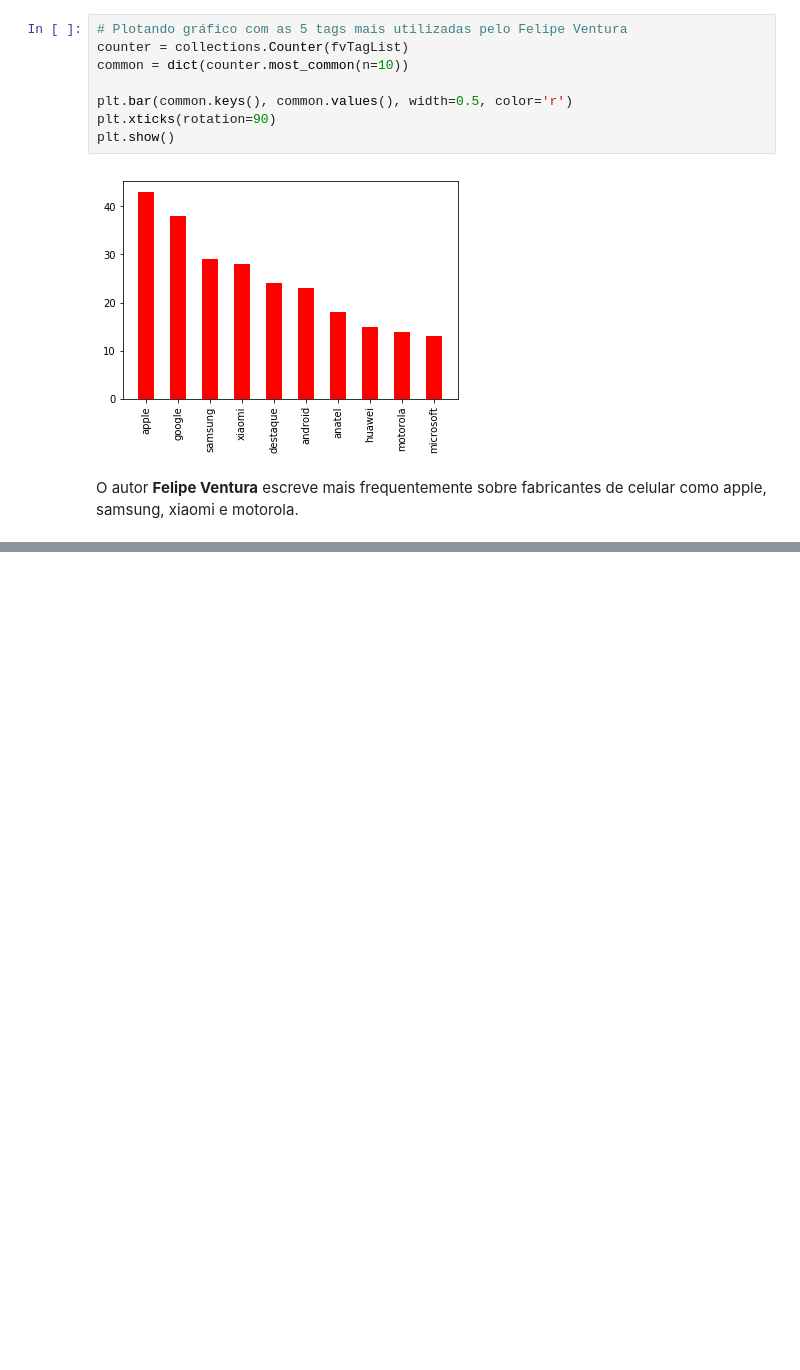
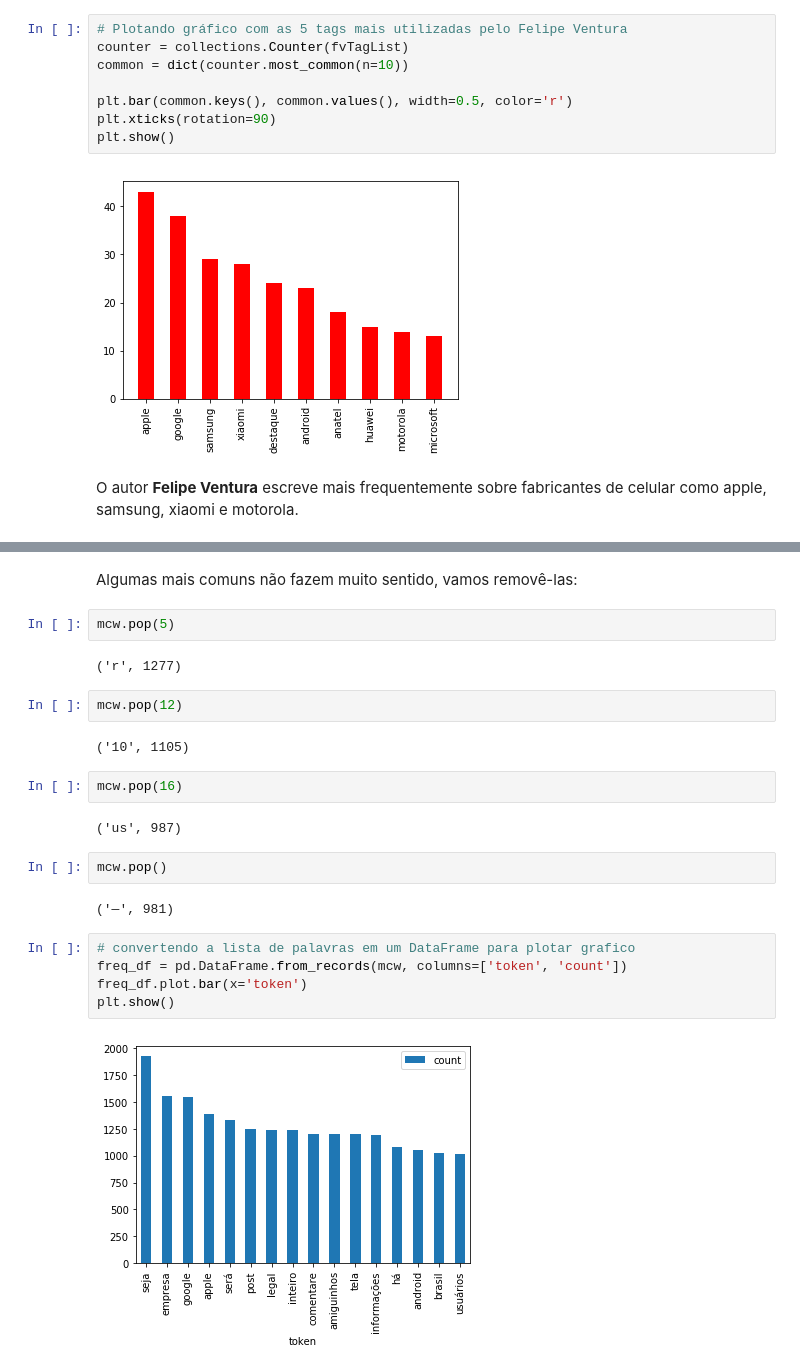
Before and after one commit to raphalencar/oncase, a Jupyter notebook: data_analysis.ipynb, the cells around one changed output, grey strips where cells are left out. Drawn from its saved outputs; the diff is of its cells as text; blank space fills up the shorter version.

Commit message:
final text data analysis

```diff
--- a/data_analysis.ipynb
+++ b/data_analysis.ipynb
@@ -210,0 +311,25 @@ O autor **Felipe Ventura** escreve mais frequentemente sobre fabricantes de celu
+# %% [markdown]
+Algumas mais comuns não fazem muito sentido, vamos removê-las:
+# %%
+mcw.pop(5)
+# %% [output]
+('r', 1277)
+# %%
+mcw.pop(12)
+# %% [output]
+('10', 1105)
+# %%
+mcw.pop(16)
+# %% [output]
+('us', 987)
+# %%
+mcw.pop()
+# %% [output]
+('—', 981)
+# %%
+# convertendo a lista de palavras em um DataFrame para plotar grafico
+freq_df = pd.DataFrame.from_records(mcw, columns=['token', 'count'])
+freq_df.plot.bar(x='token')
+plt.show()
+# %% [output]
+[figure, added]
```
Also changed, not shown: parts of 24 cells of this notebook.
